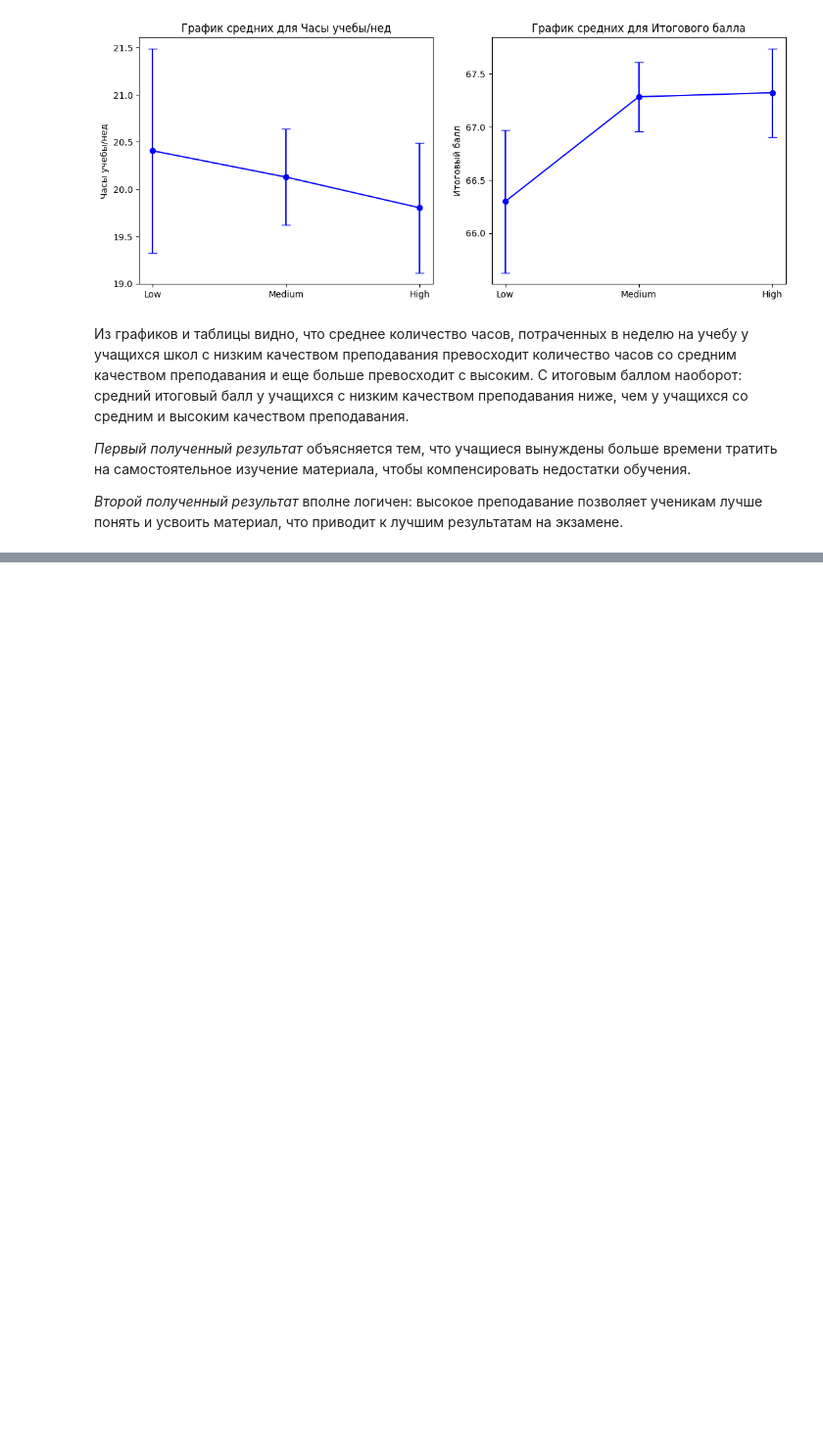
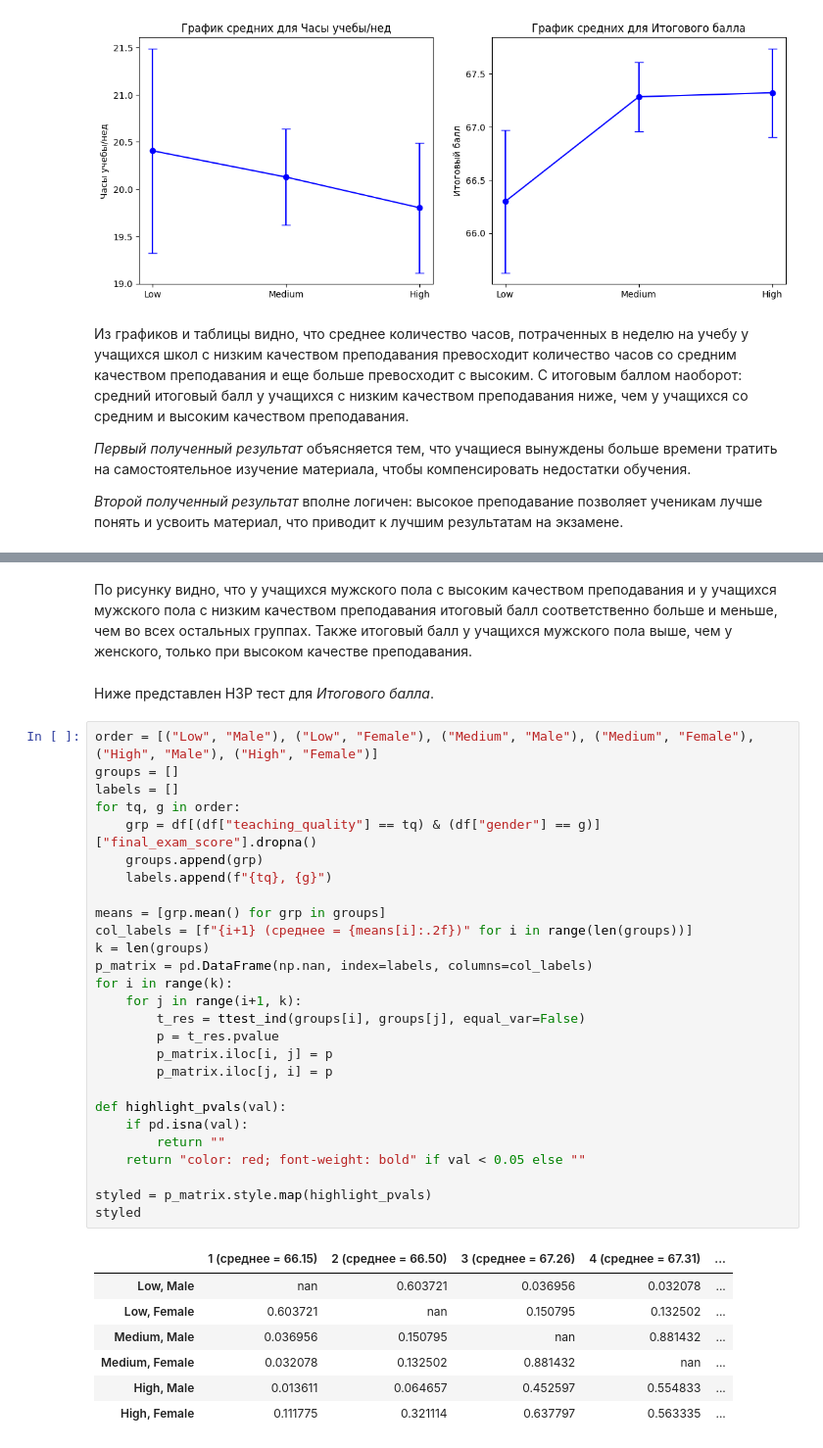
Before and after one commit to Shponarskii/student-perfomance-factors, a Jupyter notebook: notebooks/analysis_of_variance.ipynb, the cells around one changed output, grey strips where cells are left out. Shown: that part at 98% size. Saved outputs shown, nothing was run; the diff lists cells and outputs as text; blank space fills up the shorter version.

```diff
--- a/notebooks/analysis_of_variance.ipynb
+++ b/notebooks/analysis_of_variance.ipynb
@@ -111,0 +207,39 @@ plt.show()
+# %% [markdown]
+По рисунку видно, что у учащихся мужского пола с высоким качеством преподавания и у учащихся мужского пола с низким качеством преподавания итоговый балл соответственно больше и меньше, чем во всех остальных группах. Также итоговый балл у учащихся мужского пола выше, чем у женского, только при высоком качестве преподавания.
+# %% [markdown]
+Ниже представлен НЗР тест для *Итогового балла*.
+# %%
+order = [("Low", "Male"), ("Low", "Female"), ("Medium", "Male"), ("Medium", "Female"), ("High", "Male"), ("High", "Female")]
+groups = []
+labels = []
+for tq, g in order:
+    grp = df[(df["teaching_quality"] == tq) & (df["gender"] == g)]["final_exam_score"].dropna()
+    groups.append(grp)
+    labels.append(f"{tq}, {g}")
+
+means = [grp.mean() for grp in groups]
+col_labels = [f"{i+1} (среднее = {means[i]:.2f})" for i in range(len(groups))]
+k = len(groups)
+p_matrix = pd.DataFrame(np.nan, index=labels, columns=col_labels)
+for i in range(k):
+    for j in range(i+1, k):
+        t_res = ttest_ind(groups[i], groups[j], equal_var=False)
+        p = t_res.pvalue
+        p_matrix.iloc[i, j] = p
+        p_matrix.iloc[j, i] = p
+
+def highlight_pvals(val):
+    if pd.isna(val):
+        return ""
+    return "color: red; font-weight: bold" if val < 0.05 else ""
+
+styled = p_matrix.style.map(highlight_pvals)
+styled
+# %% [output]
+|  | 1 (среднее = 66.15) | 2 (среднее = 66.50) | 3 (среднее = 67.26) | 4 (среднее = 67.31) | ... |
+| Low, Male | nan | 0.603721 | 0.036956 | 0.032078 | ... |
+| Low, Female | 0.603721 | nan | 0.150795 | 0.132502 | ... |
+| Medium, Male | 0.036956 | 0.150795 | nan | 0.881432 | ... |
+| Medium, Female | 0.032078 | 0.132502 | 0.881432 | nan | ... |
+| High, Male | 0.013611 | 0.064657 | 0.452597 | 0.554833 | ... |
+| High, Female | 0.111775 | 0.321114 | 0.637797 | 0.563335 | ... |
```
Also changed, not shown: parts of 15 cells of this notebook.
